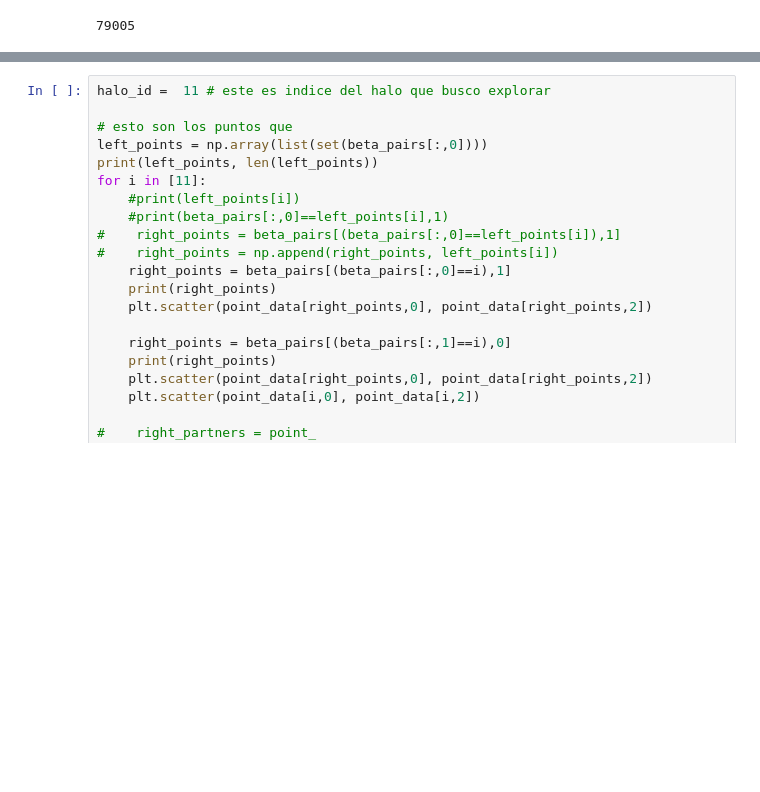
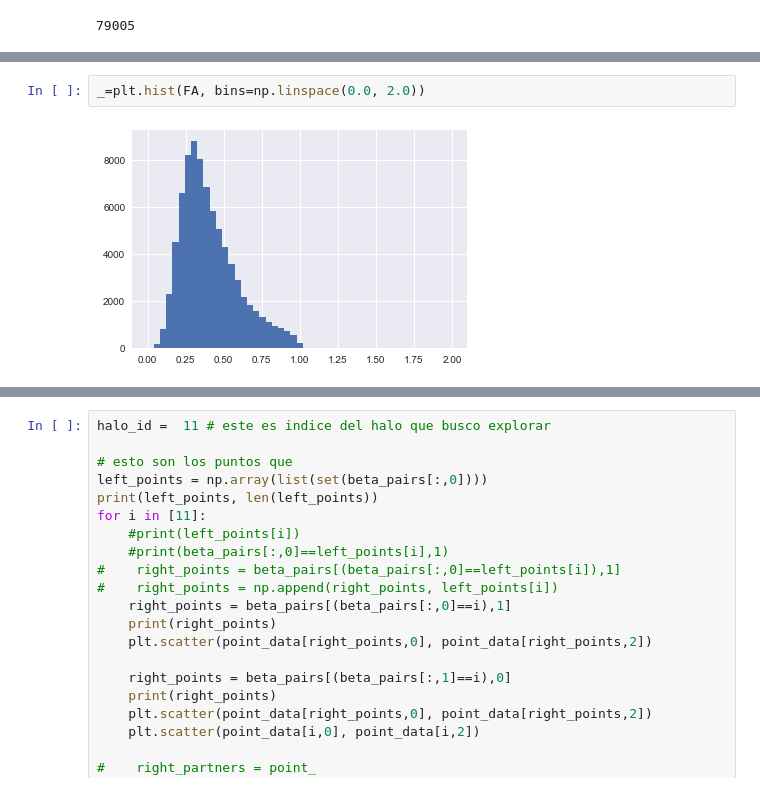
Before and after one commit to forero/abacus, a Jupyter notebook: nb/beta-web.ipynb, the cells around one changed output, grey strips where cells are left out. Cells and saved outputs as stored; diff of their text form; blank space fills up the shorter version.

```diff
--- a/nb/beta-web.ipynb
+++ b/nb/beta-web.ipynb
@@ -133,0 +136,4 @@ _=plt.hist(np.log10(np.sum((lambda1*lambda2*lambda3))/(lambda1*lambda2*lambda3))
+# %%
+_=plt.hist(FA, bins=np.linspace(0.0, 2.0))
+# %% [output]
+[figure, added]
```
Also changed, not shown: parts of 7 cells of this notebook.
